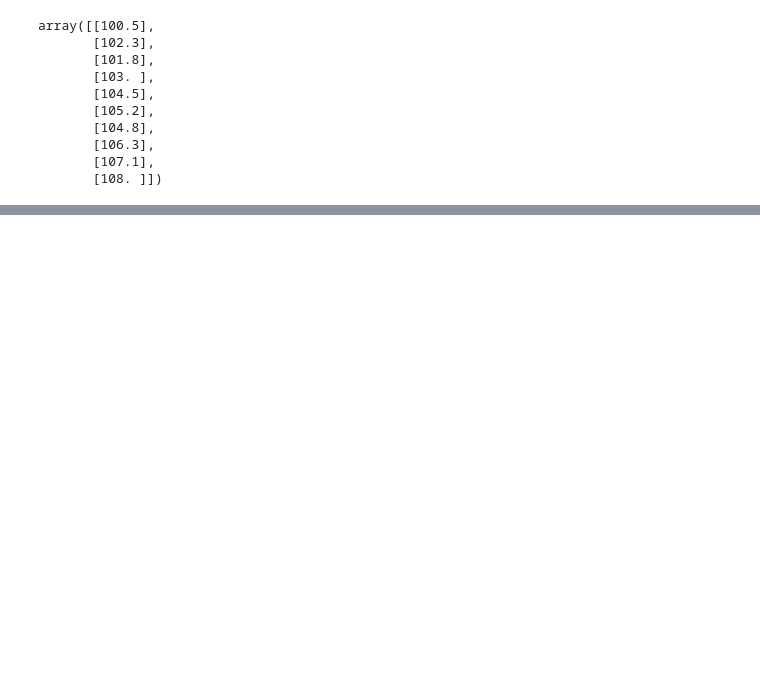
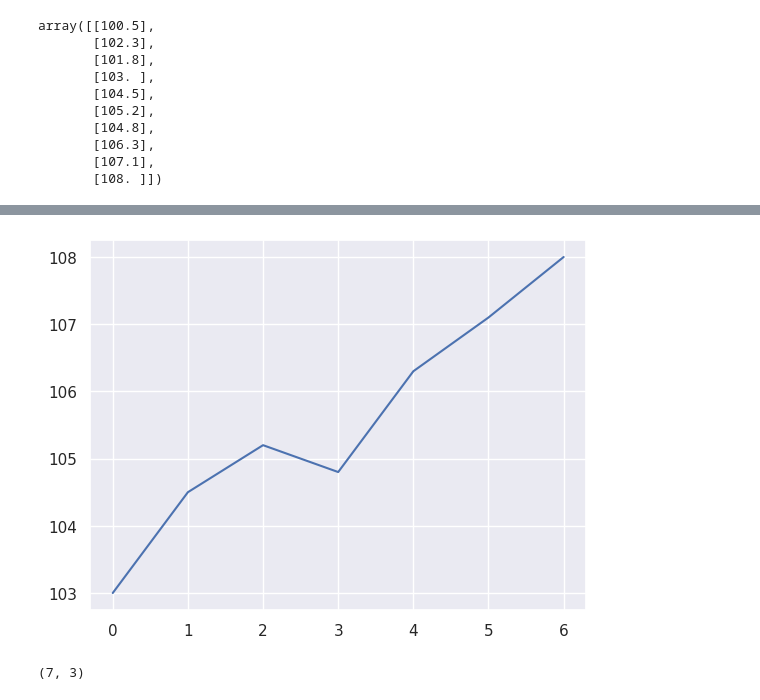
Before and after one commit to shree1808/RNN-LSTM, a Jupyter notebook: LSTM_Univariate_Time_Series_Analysis.ipynb, the cells around one changed output, grey strips where cells are left out. Cells and saved outputs as stored; diff of their text form; code cells hidden in the pictures; blank space fills up the shorter version.

```diff
--- a/LSTM_Univariate_Time_Series_Analysis.ipynb
+++ b/LSTM_Univariate_Time_Series_Analysis.ipynb
@@ -40,3 +40,18 @@ array([[100.5],
        [106.3],
        [107.1],
        [108. ]])
+# %%
+# preprocess data
+def preprocess_data(timeseries_data, n_features):
+  X,y = [],[]
+  for i in range(len(timeseries_data)):
+    end_idx = n_features + i
+    if end_idx > len(timeseries_data)-1:
+      break
+    X.append(timeseries_data[i:end_idx])
+    y.append(timeseries_data[end_idx])
+  return np.array(X), np.array(y)
+# %%
+n_timesteps = 3
+X,y = preprocess_data(data, n_timesteps)
+X,y
@@ -42,0 +77,8 @@ array([[100.5],
+# %%
+import matplotlib.pyplot as plt
+import seaborn as sns
+sns.set()
+plt.plot(y)
+plt.show()
+# %% [output]
+[figure, added]
@@ -42,0 +87,4 @@ array([[100.5],
+# %%
+X.shape
+# %% [output]
+(7, 3)
```
Also changed, not shown: parts of 12 cells of this notebook.
